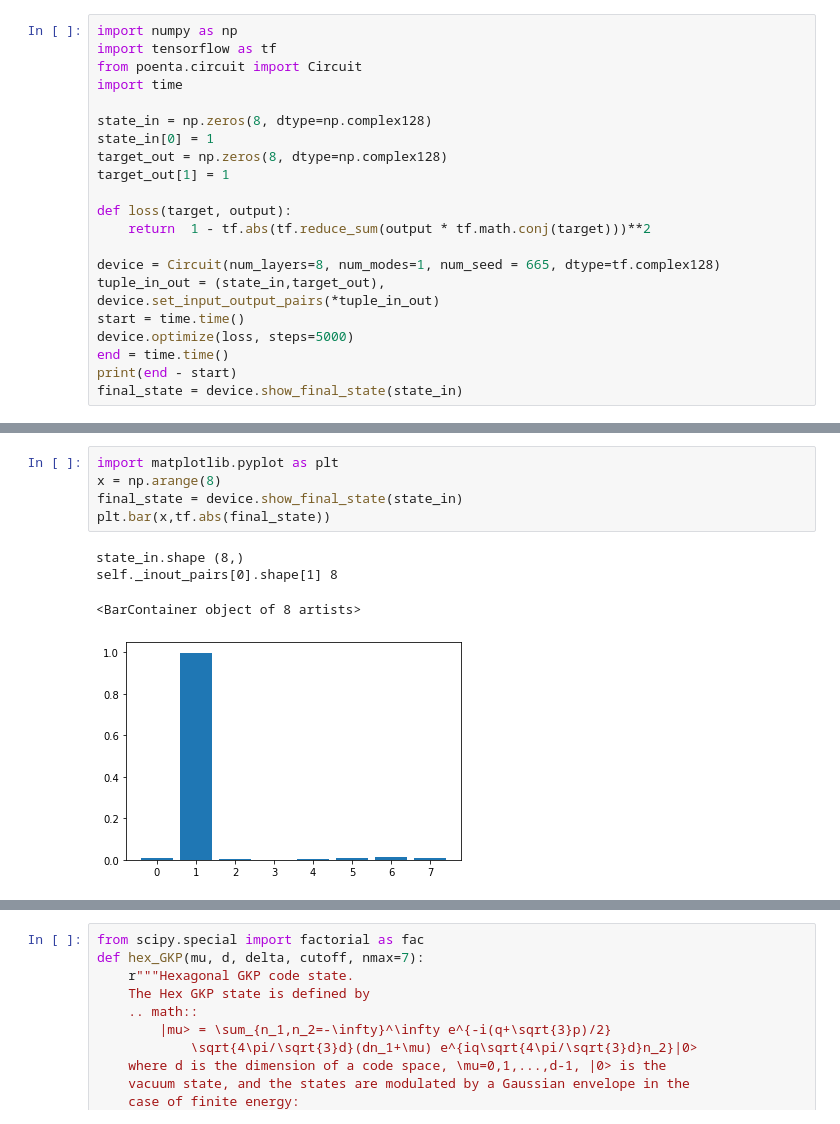
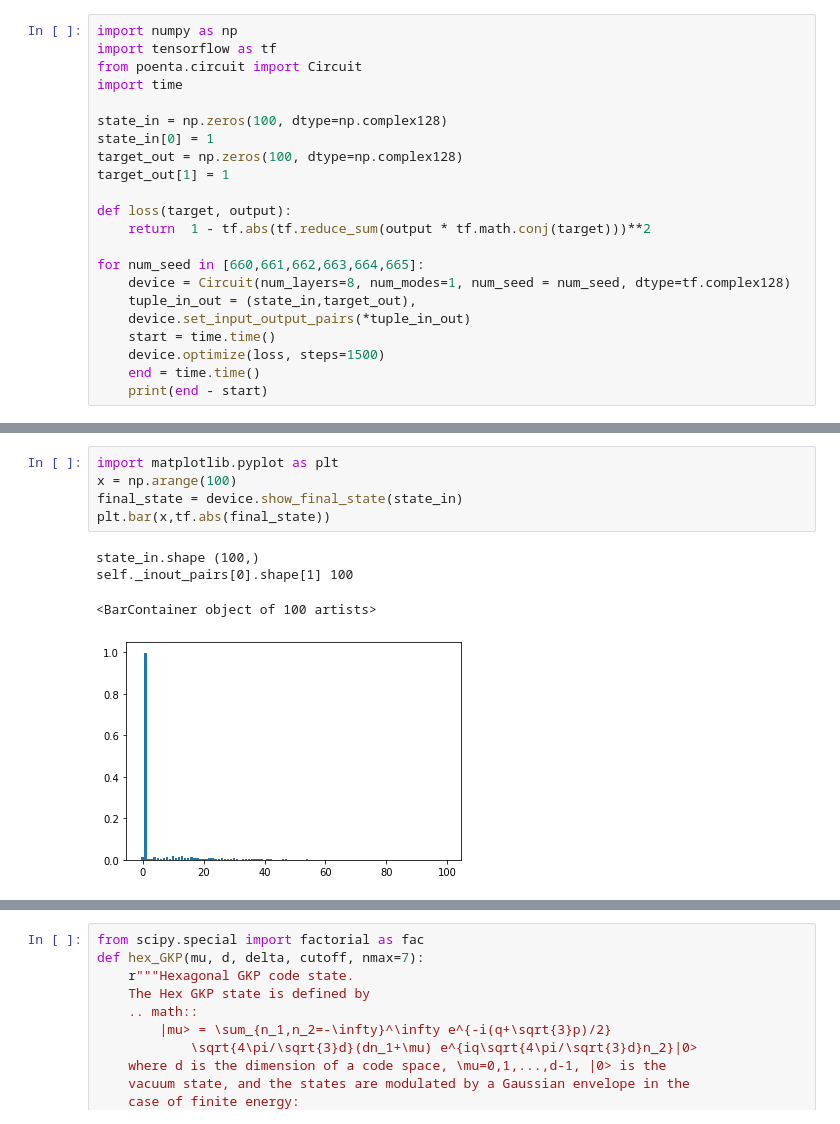
Before and after one commit to Miatto-research-group/Poenta, a Jupyter notebook: Single_NOON_GKP.ipynb, the cells around one changed output, grey strips where cells are left out. Saved outputs shown, nothing was run; the diff lists cells and outputs as text.

```diff
--- a/Single_NOON_GKP.ipynb
+++ b/Single_NOON_GKP.ipynb
@@ -4,21 +4,21 @@ import tensorflow as tf
 from poenta.circuit import Circuit
 import time
 
-state_in = np.zeros(8, dtype=np.complex128)
+state_in = np.zeros(100, dtype=np.complex128)
 state_in[0] = 1
-target_out = np.zeros(8, dtype=np.complex128)
+target_out = np.zeros(100, dtype=np.complex128)
 target_out[1] = 1
 
 def loss(target, output):
     return  1 - tf.abs(tf.reduce_sum(output * tf.math.conj(target)))**2
 
-device = Circuit(num_layers=8, num_modes=1, num_seed = 665, dtype=tf.complex128)
-tuple_in_out = (state_in,target_out),
-device.set_input_output_pairs(*tuple_in_out)
-start = time.time()
-device.optimize(loss, steps=5000)
-end = time.time()
-print(end - start)
-final_state = device.show_final_state(state_in)
+for num_seed in [660,661,662,663,664,665]:
+    device = Circuit(num_layers=8, num_modes=1, num_seed = num_seed, dtype=tf.complex128)
+    tuple_in_out = (state_in,target_out),
+    device.set_input_output_pairs(*tuple_in_out)
+    start = time.time()
+    device.optimize(loss, steps=1500)
+    end = time.time()
+    print(end - start)
 # %% [output]
 [interactive output not drawn]
@@ -30,13 +43,13 @@ self._inout_pairs[0].shape[1] 8
 # %%
 import matplotlib.pyplot as plt
-x = np.arange(8)
+x = np.arange(100)
 final_state = device.show_final_state(state_in)
 plt.bar(x,tf.abs(final_state))
 # %% [output]
-state_in.shape (8,)
-self._inout_pairs[0].shape[1] 8
+state_in.shape (100,)
+self._inout_pairs[0].shape[1] 100
-<BarContainer object of 8 artists>
+<BarContainer object of 100 artists>
-[figure, old version]
+[figure, new version]
 # %%
 import numpy as np
 import tensorflow as tf
```
Also changed, not shown: parts of 5 cells of this notebook, 4 other files.
